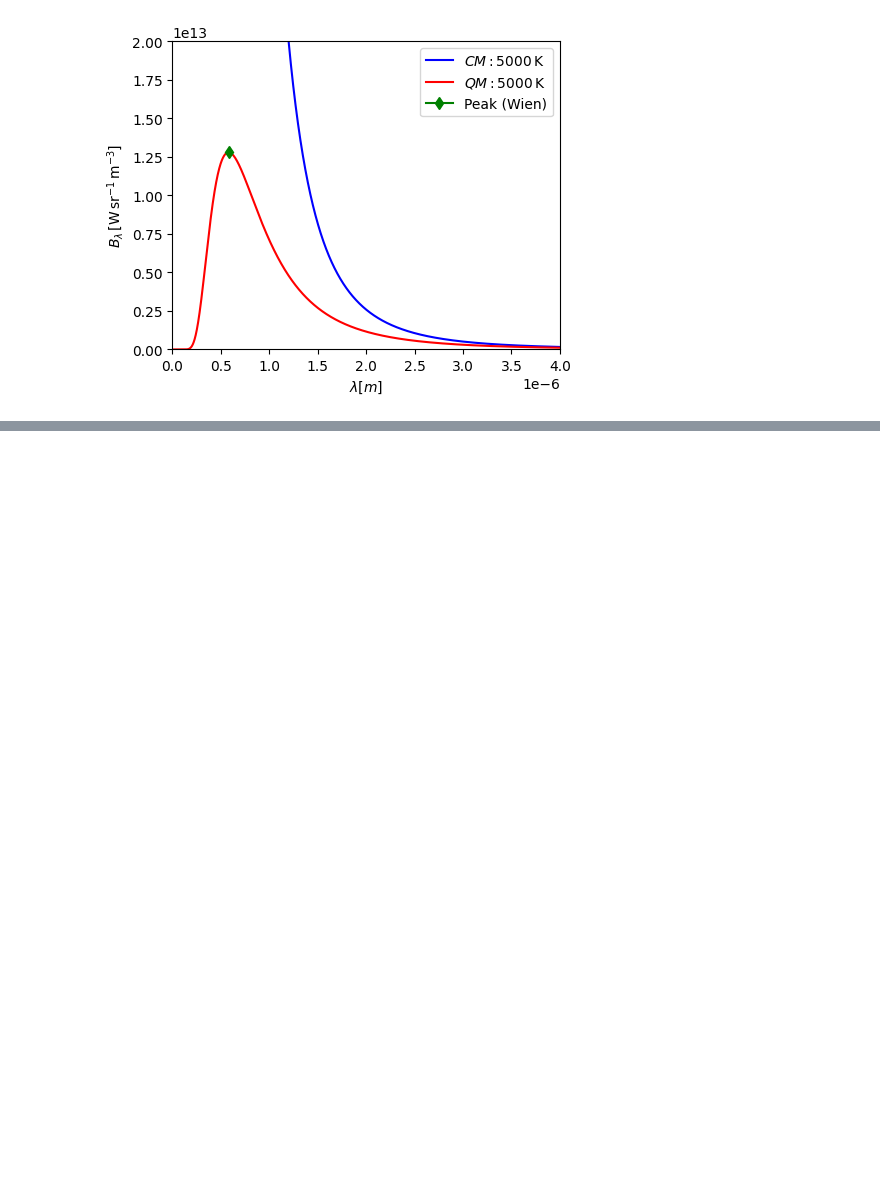
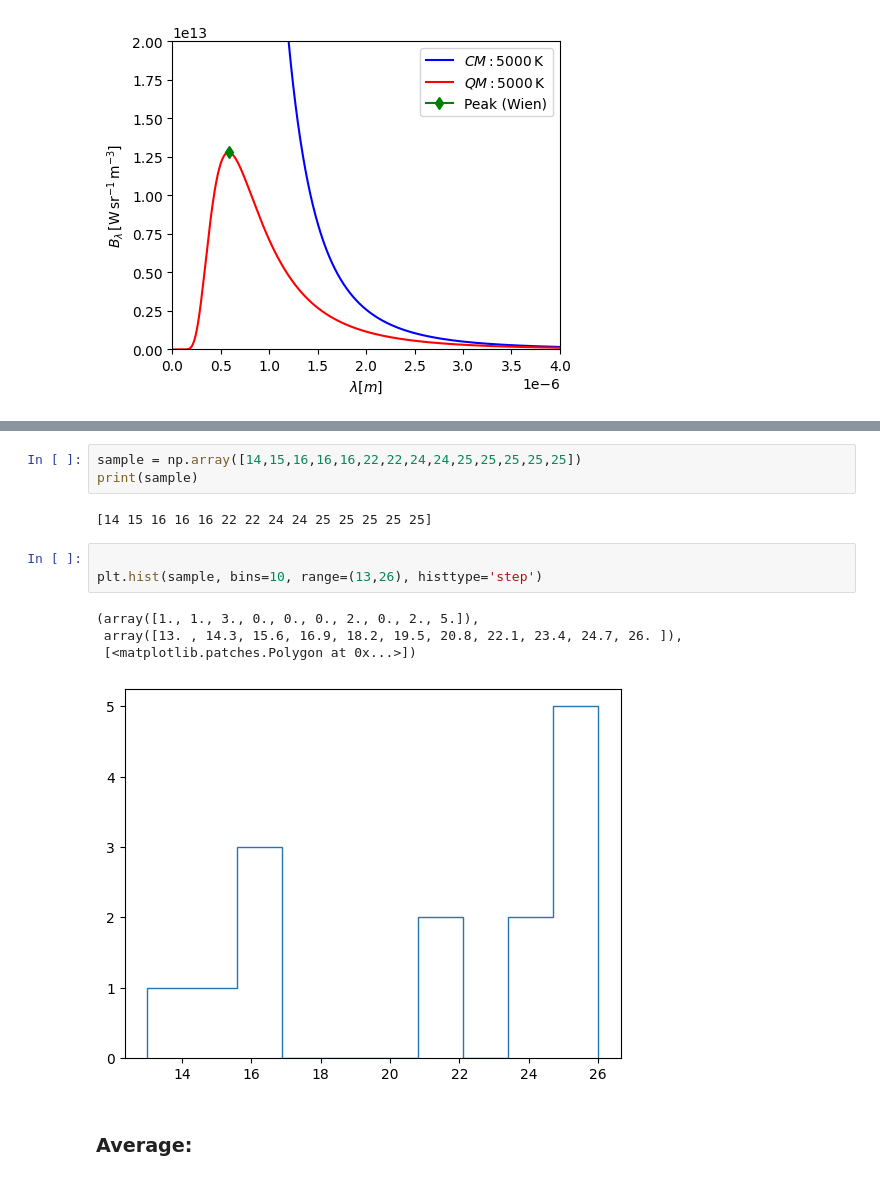
Before and after one commit to wbandabarragan/quantum-mechanics-1, a Jupyter notebook: unit-1/notebook_2.ipynb, the cells around one changed output, grey strips where cells are left out. Saved outputs shown, nothing was run; the diff lists cells and outputs as text; blank space fills up the shorter version.

```diff
--- a/unit-1/notebook_2.ipynb
+++ b/unit-1/notebook_2.ipynb
@@ -199,0 +210,15 @@ plt.show()
+# %%
+sample = np.array([14,15,16,16,16,22,22,24,24,25,25,25,25,25])
+print(sample)
+# %% [output]
+[14 15 16 16 16 22 22 24 24 25 25 25 25 25]
+# %%
+
+plt.hist(sample, bins=10, range=(13,26), histtype='step')
+# %% [output]
+(array([1., 1., 3., 0., 0., 0., 2., 0., 2., 5.]),
+ array([13. , 14.3, 15.6, 16.9, 18.2, 19.5, 20.8, 22.1, 23.4, 24.7, 26. ]),
+ [<matplotlib.patches.Polygon at 0x...>])
+[figure, added]
+# %% [markdown]
+### Average:
```
Also changed, not shown: parts of 9 cells of this notebook.
